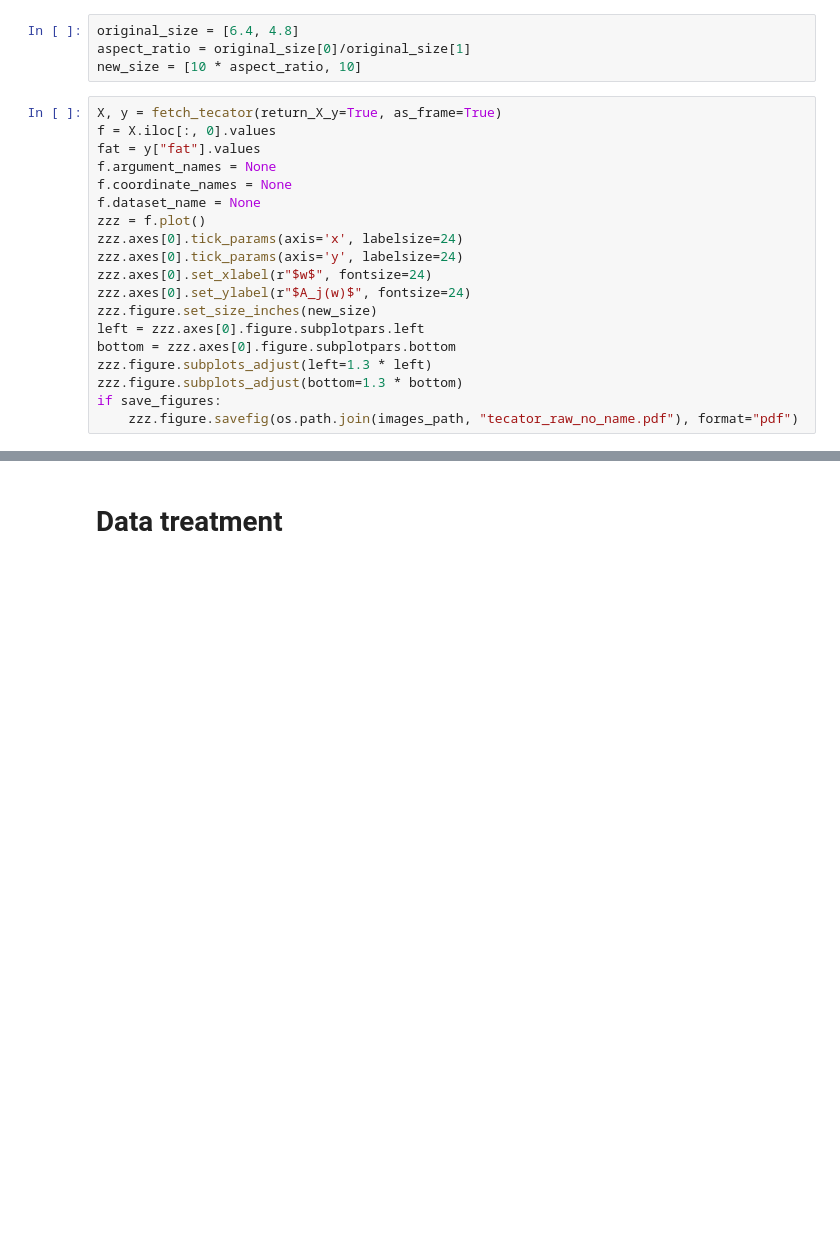
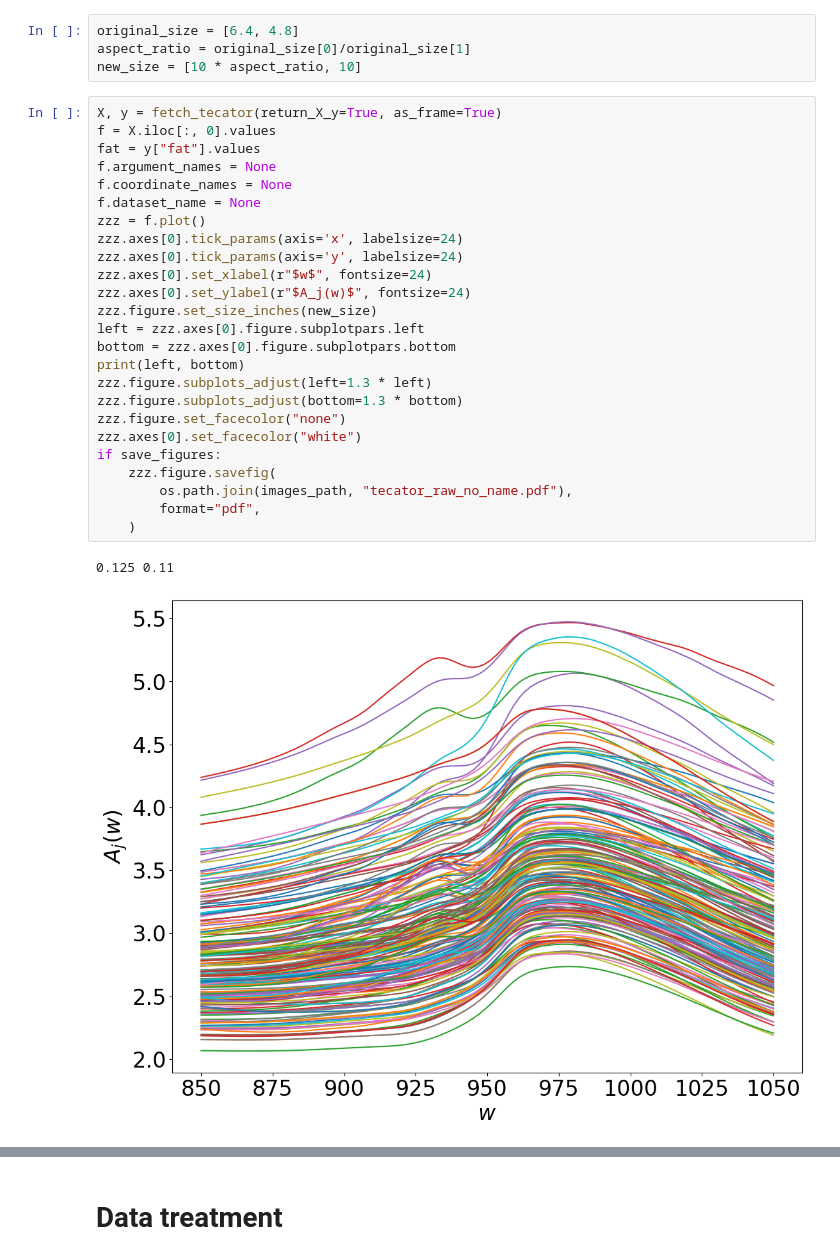
Before and after one commit to pachoning/shapley_fda_experiments, a Jupyter notebook: notebooks/analyses_real_data.ipynb, the cells around one changed output, grey strips where cells are left out. Drawn from its saved outputs; the diff is of its cells as text; blank space fills up the shorter version.

```diff
--- a/notebooks/analyses_real_data.ipynb
+++ b/notebooks/analyses_real_data.ipynb
@@ -33,19 +36,28 @@ new_size = [10 * aspect_ratio, 10]
 # %%
 X, y = fetch_tecator(return_X_y=True, as_frame=True)
 f = X.iloc[:, 0].values
 fat = y["fat"].values
 f.argument_names = None
 f.coordinate_names = None
 f.dataset_name = None
 zzz = f.plot()
 zzz.axes[0].tick_params(axis='x', labelsize=24)
 zzz.axes[0].tick_params(axis='y', labelsize=24)
 zzz.axes[0].set_xlabel(r"$w$", fontsize=24)
 zzz.axes[0].set_ylabel(r"$A_j(w)$", fontsize=24)
 zzz.figure.set_size_inches(new_size)
 left = zzz.axes[0].figure.subplotpars.left
 bottom = zzz.axes[0].figure.subplotpars.bottom
+print(left, bottom)
 zzz.figure.subplots_adjust(left=1.3 * left)
 zzz.figure.subplots_adjust(bottom=1.3 * bottom)
+zzz.figure.set_facecolor("none")
+zzz.axes[0].set_facecolor("white")
 if save_figures:
-    zzz.figure.savefig(os.path.join(images_path, "tecator_raw_no_name.pdf"), format="pdf")
+    zzz.figure.savefig(
+        os.path.join(images_path, "tecator_raw_no_name.pdf"),
+        format="pdf",
+    )
+# %% [output]
+0.125 0.11
+[figure, added]
```
Also changed, not shown: parts of 25 cells of this notebook, 5 other files.
